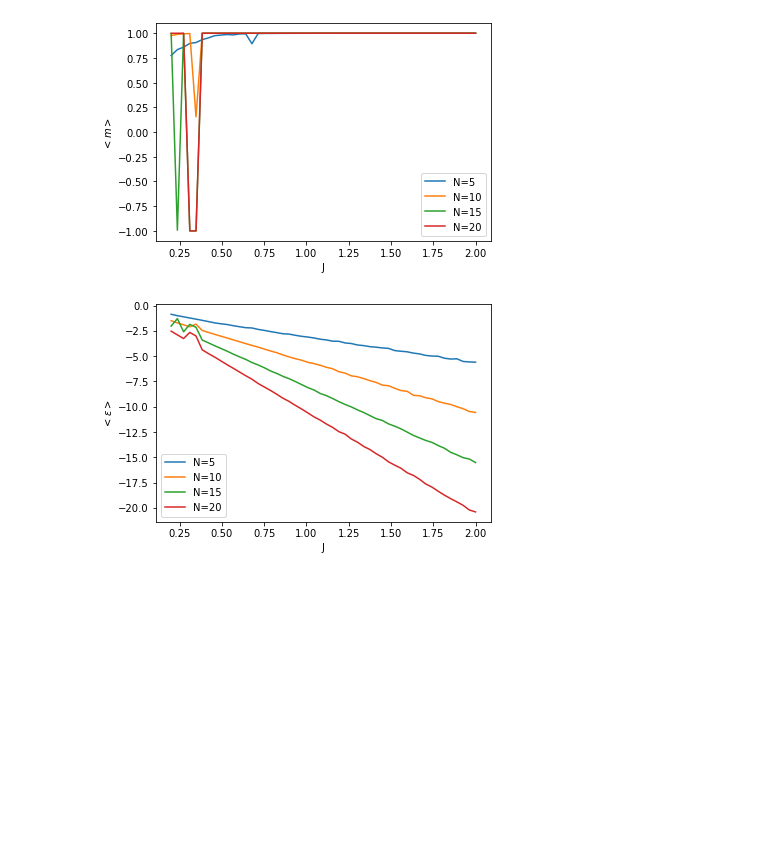
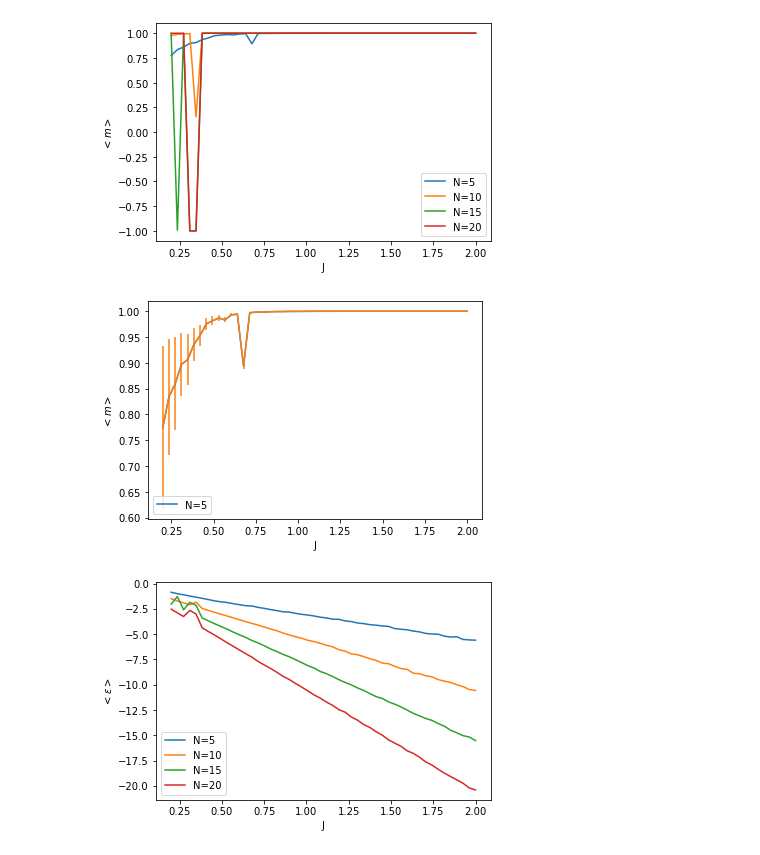
Before and after one commit to MarcelSchindler/Computational-Physics, a Jupyter notebook: exercise_3/long_range_ising.ipynb, the cells around one changed output. Saved outputs shown, nothing was run; the diff lists cells and outputs as text; code cells hidden in the pictures; blank space fills up the shorter version.

Commit message:
updated the report and error analysis

```diff
--- a/exercise_3/long_range_ising.ipynb
+++ b/exercise_3/long_range_ising.ipynb
@@ -69,6 +85,17 @@ plt.legend()
 plt.savefig('magnitization')
 # %% [output]
 [figure]
+# %%
+plt.plot(xin,yin,label=r"N=5" )
+plt.errorbar(xin, yin, xerr=0, yerr=yinerr)
+
+
+plt.xlabel(r'J')
+plt.ylabel(r'$<m>$')
+plt.legend()
+plt.savefig('magnitization_error')
+# %% [output]
+[figure, added]
 # %%
 plt.plot(xin,y4in, label=r"N=5")
 plt.plot(xin,y5in, label=r"N=10")
```
Also changed, not shown: parts of 3 cells of this notebook, 25 other files.
